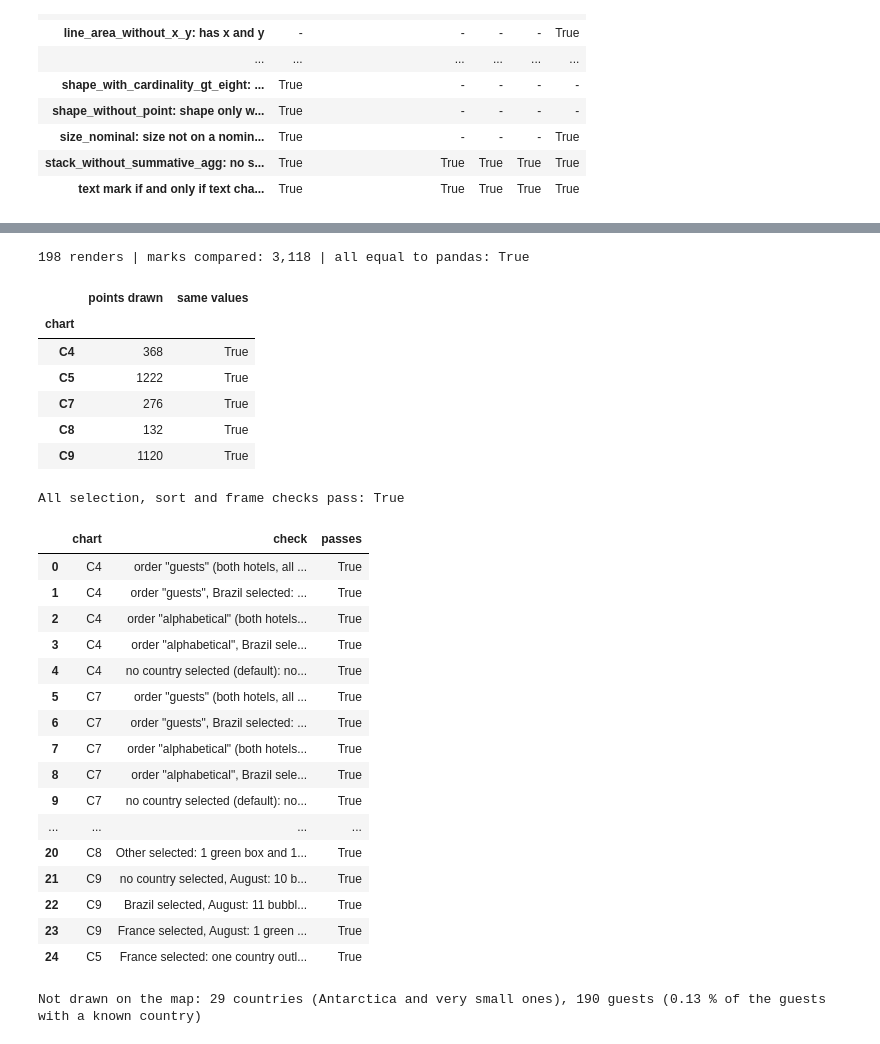
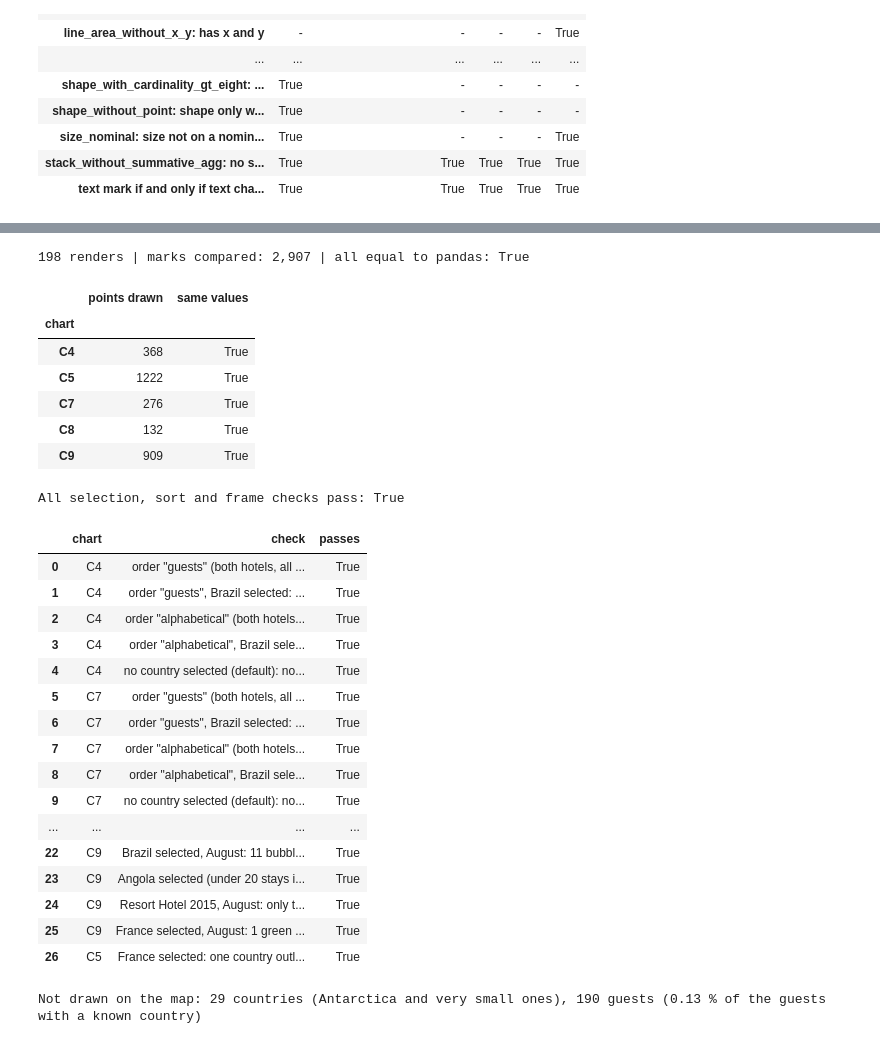
Before and after one commit to oromerlo8-ub/Infovis2627-Group3, a Jupyter notebook: Delivery 1/Delivery 1 refining/Part 6 - Implementation and Delivery/code/build_dashboard.ipynb, the cells around one changed output, grey strips where cells are left out. Saved outputs shown, nothing was run; the diff lists cells and outputs as text; code cells hidden in the pictures.

```diff
--- a/Delivery 1/Delivery 1 refining/Part 6 - Implementation and Delivery/code/build_dashboard.ipynb
+++ b/Delivery 1/Delivery 1 refining/Part 6 - Implementation and Delivery/code/build_dashboard.ipynb
@@ -356,7 +356,17 @@ for hotel_filter in HOTEL_FILTERS:
                     'median_lead_time': float(month_stays['lead_time'].median()),
                 })
 country_season = pd.DataFrame(season_rows)
+
+# C9 shows only the countries with at least 20 stays in EVERY month that the filters keep (students' decision,
+# 10 Nov): a market that appears and disappears during the animation would be read as a change of season
+months_kept = {(h, str(y)): filtered(stays, h, y)['calendar_month'].nunique() for h in HOTEL_FILTERS for y in YEAR_FILTERS}
+months_with_enough = (country_season[country_season['stays'] >= MIN_STAYS]
+                      .groupby(['hotel_filter', 'year_filter', 'country_group'])['calendar_month'].nunique())
+country_season['all_months'] = [months_with_enough.get((h, y, g), 0) == months_kept[(h, y)]
+                                 for h, y, g in zip(country_season['hotel_filter'], country_season['year_filter'], country_season['country_group'])]
+both_all = country_season.query("hotel_filter == 'Both' and year_filter == 'All' and all_months")
 print(f'country_season: {len(country_season)} rows | rows with fewer than {MIN_STAYS} stays (not drawn): '
-      f'{(country_season["stays"] < MIN_STAYS).sum()}')
+      f'{(country_season["stays"] < MIN_STAYS).sum()} | countries with {MIN_STAYS} stays in every month (both hotels, all years): '
+      f'{sorted(both_all["country_group"].unique())}')
 country_season.query("hotel_filter == 'Both' and year_filter == 'All' and country_group == 'Portugal'")
 # %% [output]
@@ -1038,7 +1048,7 @@ MONTH_NAME = 'monthFormat(datum.calendar_month - 1)'
 def c9_chart(clickable=True, width='container', height='container'):
     # The top 10 countries (not Other, a mix of markets) and the selected country if it is from the list
     base = alt.Chart(alt.NamedData(name='country_season')).transform_filter(MEDIANS_FILTER).transform_filter(
-        f"datum.stays >= {MIN_STAYS} && ((datum.in_top && datum.country_group != 'Other') || {IS_SELECTED})"
+        f"datum.all_months && ((datum.in_top && datum.country_group != 'Other') || {IS_SELECTED})"
     ).transform_calculate(is_selected=f'{IS_SELECTED} ? 1 : 0', month_name=MONTH_NAME)
     x = alt.X('median_lead_time:Q', title='Days booked ahead (median)', scale=alt.Scale(zero=True),
               axis=alt.Axis(tickCount=alt.expr('ceil(width / 70)')))
@@ -1091,7 +1101,7 @@ def c9_chart(clickable=True, width='container', height='container'):
     return alt.layer(frame, month_label, trail_line, trail_points, bubbles, labels, selected_label).properties(
         width=width, height=height,
         title=alt.TitleParams('When does each market travel, and how early does it book?',
-                              subtitle=f'Top 10 countries; bubble size: guests that month; months under {MIN_STAYS} stays not drawn'),
+                              subtitle=f'Top 10 countries with {MIN_STAYS} stays or more in every month; bubble size: guests that month'),
         description='Animated bubble chart: for each calendar month, one bubble per country, placed by the median '
                     "days booked in advance and the share of the country's guests who arrive that month.")
 
@@ -1343,7 +1353,7 @@ def expected_box(prefix, words, hotel, year, selected=''):
 
 def expected_c9(hotel, year, month, selected=''):
     rows = country_season[(country_season['hotel_filter'] == hotel) & (country_season['year_filter'] == str(year))
-                          & (country_season['calendar_month'] == month) & (country_season['stays'] >= MIN_STAYS)
+                          & (country_season['calendar_month'] == month) & country_season['all_months']
                           & ((country_season['in_top'] & (country_season['country_group'] != 'Other'))
                              | (country_season['country_group'] == selected))]
     return sorted(f"{r.country_group}, {calendar.month_name[month]}: {js_fixed(r.share, 1)} % of its guests arrive this "
@@ -1395,14 +1405,14 @@ print(f'{len(screen_2_values)} renders | marks compared: {screen_2_values["point
 screen_2_values.assign(chart=screen_2_values['chart'].str[:2]).groupby('chart')[['points drawn', 'same values']].agg(
     {'points drawn': 'sum', 'same values': 'all'})
 # %% [output]
-198 renders | marks compared: 3,118 | all equal to pandas: True
+198 renders | marks compared: 2,907 | all equal to pandas: True
 |  | points drawn | same values |
 | chart |  |  |
 | C4 | 368 | True |
 | C5 | 1222 | True |
 | C7 | 276 | True |
 | C8 | 132 | True |
-| C9 | 1120 | True |
+| C9 | 909 | True |
 # %%
 # ── Check 3: selection, sort order and the animation frame ────────────────────
 
@@ -1442,38 +1452,44 @@ svg = vlc.vegalite_to_svg(with_params(SCREEN_2_SPECS['c9'], {'frame_month': 8}))
 selection_rows.append({'chart': 'C9', 'check': 'no country selected, August: 10 bubbles (the top 10, not Other), no green',
                        'passes': len(re.findall(r'aria-label="[^"]*arrive this month', svg)) == 10 and f'fill="{SELECTED_COLOUR}"' not in svg})
 svg = vlc.vegalite_to_svg(with_params(SCREEN_2_SPECS['c9'], {'selected_country': 'Brazil', 'frame_month': 8}))
 selection_rows.append({'chart': 'C9', 'check': 'Brazil selected, August: 11 bubbles, Brazil green',
                        'passes': len(re.findall(r'aria-label="[^"]*arrive this month', svg)) == 11 and svg.count(f'fill="{SELECTED_COLOUR}"') == 1
                                  and 'aria-label="Brazil, August' in svg})
+svg = vlc.vegalite_to_svg(with_params(SCREEN_2_SPECS['c9'], {'selected_country': 'Angola', 'frame_month': 8}))
+selection_rows.append({'chart': 'C9', 'check': 'Angola selected (under 20 stays in some months): no bubble for it, still 10 bubbles',
+                       'passes': len(re.findall(r'aria-label="[^"]*arrive this month', svg)) == 10 and 'aria-label="Angola,' not in svg})
+svg = vlc.vegalite_to_svg(with_params(SCREEN_2_SPECS['c9'], {'hotel_filter': 'Resort Hotel', 'year_filter': 2015, 'frame_month': 8}))
+selection_rows.append({'chart': 'C9', 'check': 'Resort Hotel 2015, August: only the 3 countries with 20 stays in every month of 2015',
+                       'passes': len(re.findall(r'aria-label="[^"]*arrive this month', svg)) == 3})
 svg = vlc.vegalite_to_svg(with_params(SCREEN_2_SPECS['c9'], {'selected_country': 'France', 'frame_month': 8}))
 selection_rows.append({'chart': 'C9', 'check': 'France selected, August: 1 green bubble, a trail of 8 months, "August" written',
                        'passes': svg.count(f'fill="{SELECTED_COLOUR}"') == 1 and svg.count(f'stroke="{SELECTED_COLOUR}"') == 9
                                  and '>August</text>' in svg})
 svg = vlc.vegalite_to_svg(with_params(SCREEN_2_SPECS['c5'], {'selected_country': 'France'}))
 selection_rows.append({'chart': 'C5', 'check': 'France selected: one country outlined in green',
                        'passes': svg.count(f'stroke="{SELECTED_COLOUR}"') == 1})
 selection_checks = pd.DataFrame(selection_rows)
 print('All selection, sort and frame checks pass:', selection_checks['passes'].all())
 selection_checks
 # %% [output]
 All selection, sort and frame checks pass: True
 |  | chart | check | passes |
 | 0 | C4 | order "guests" (both hotels, all ... | True |
 | 1 | C4 | order "guests", Brazil selected: ... | True |
 | 2 | C4 | order "alphabetical" (both hotels... | True |
 | 3 | C4 | order "alphabetical", Brazil sele... | True |
 | 4 | C4 | no country selected (default): no... | True |
 | 5 | C7 | order "guests" (both hotels, all ... | True |
 | 6 | C7 | order "guests", Brazil selected: ... | True |
 | 7 | C7 | order "alphabetical" (both hotels... | True |
 | 8 | C7 | order "alphabetical", Brazil sele... | True |
 | 9 | C7 | no country selected (default): no... | True |
 | ... | ... | ... | ... |
-| 20 | C8 | Other selected: 1 green box and 1... | True |
-| 21 | C9 | no country selected, August: 10 b... | True |
 | 22 | C9 | Brazil selected, August: 11 bubbl... | True |
-| 23 | C9 | France selected, August: 1 green ... | True |
-| 24 | C5 | France selected: one country outl... | True |
+| 23 | C9 | Angola selected (under 20 stays i... | True |
+| 24 | C9 | Resort Hotel 2015, August: only t... | True |
+| 25 | C9 | France selected, August: 1 green ... | True |
+| 26 | C5 | France selected: one country outl... | True |
 # %%
 # ── Check 4: every chart fills its box, and what the map cannot draw ─────────
 size_rows = [{'chart': name.upper(), 'width and height': f"{spec['width']} x {spec['height']}"}
```
Also changed, not shown: parts of 5 cells of this notebook, 45 other files.
